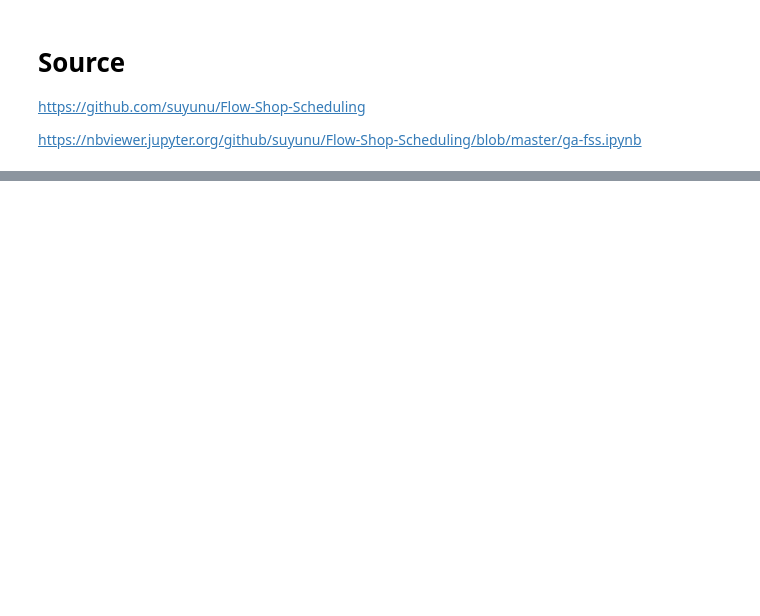
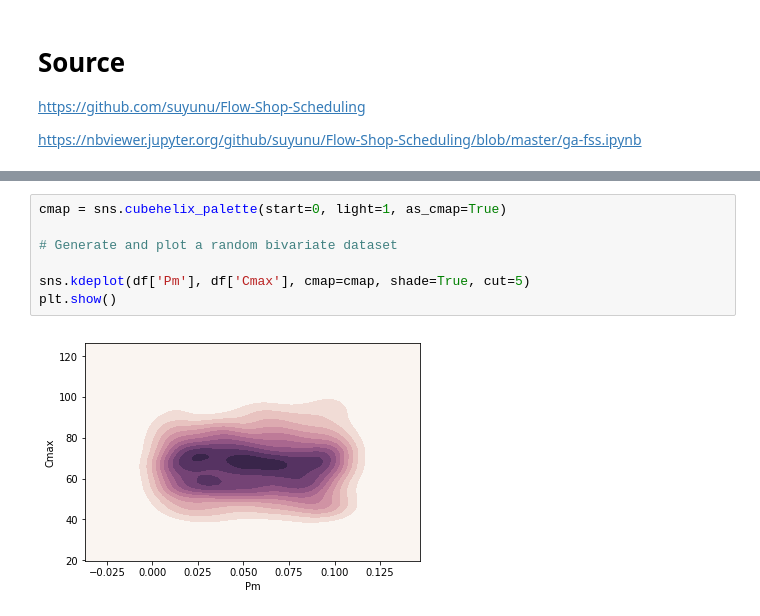
Before and after one commit to rawsly/Generic, a Jupyter notebook: Genetic.ipynb, the cells around one changed output, grey strips where cells are left out. Drawn from its saved outputs; the diff is of its cells as text; blank space fills up the shorter version.

```diff
--- a/Genetic.ipynb
+++ b/Genetic.ipynb
@@ -489,0 +449,9 @@ CPU Time (s)
+# %%
+cmap = sns.cubehelix_palette(start=0, light=1, as_cmap=True)
+
+# Generate and plot a random bivariate dataset
+
+sns.kdeplot(df['Pm'], df['Cmax'], cmap=cmap, shade=True, cut=5)
+plt.show()
+# %% [output]
+[figure, added]
```
Also changed, not shown: parts of 17 cells of this notebook.
